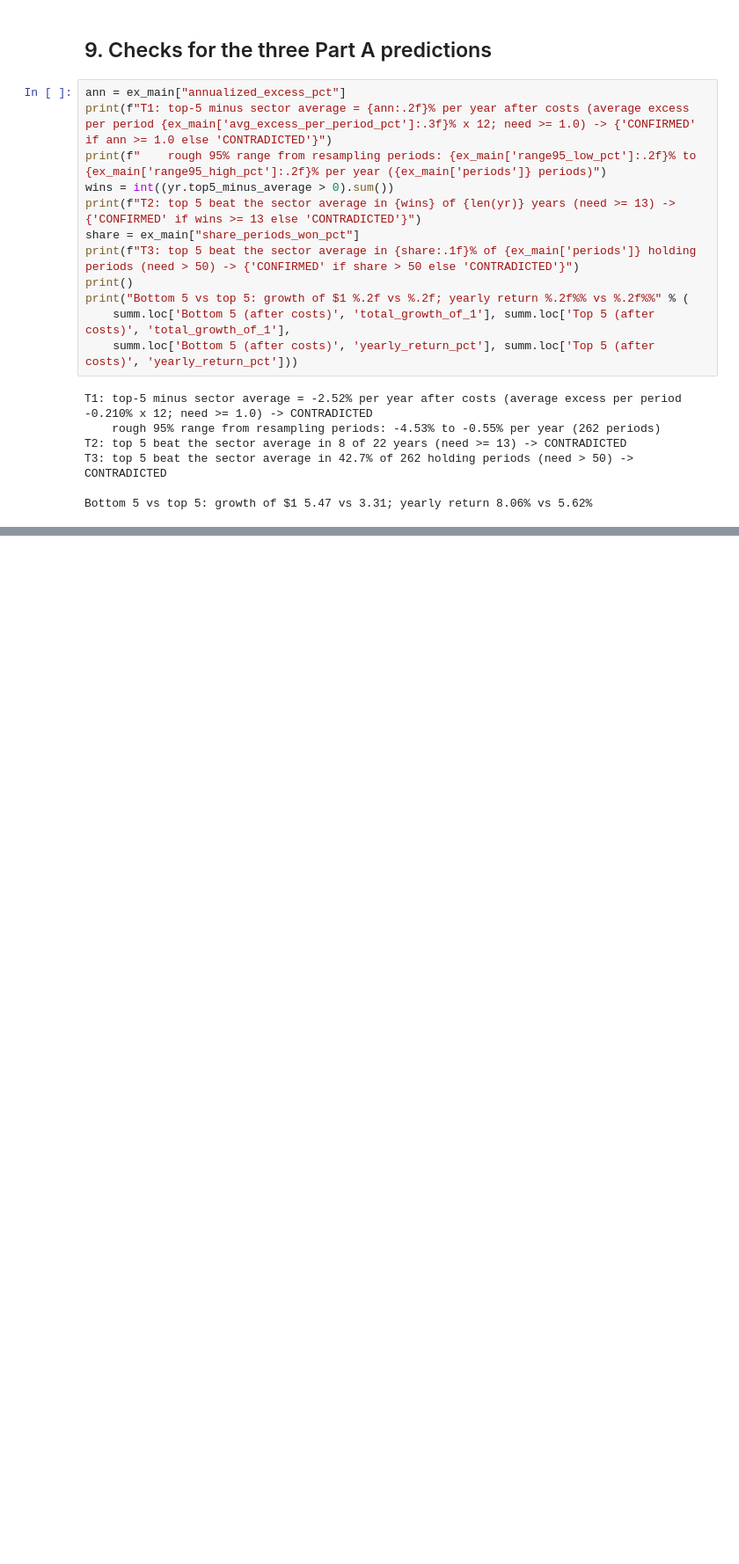
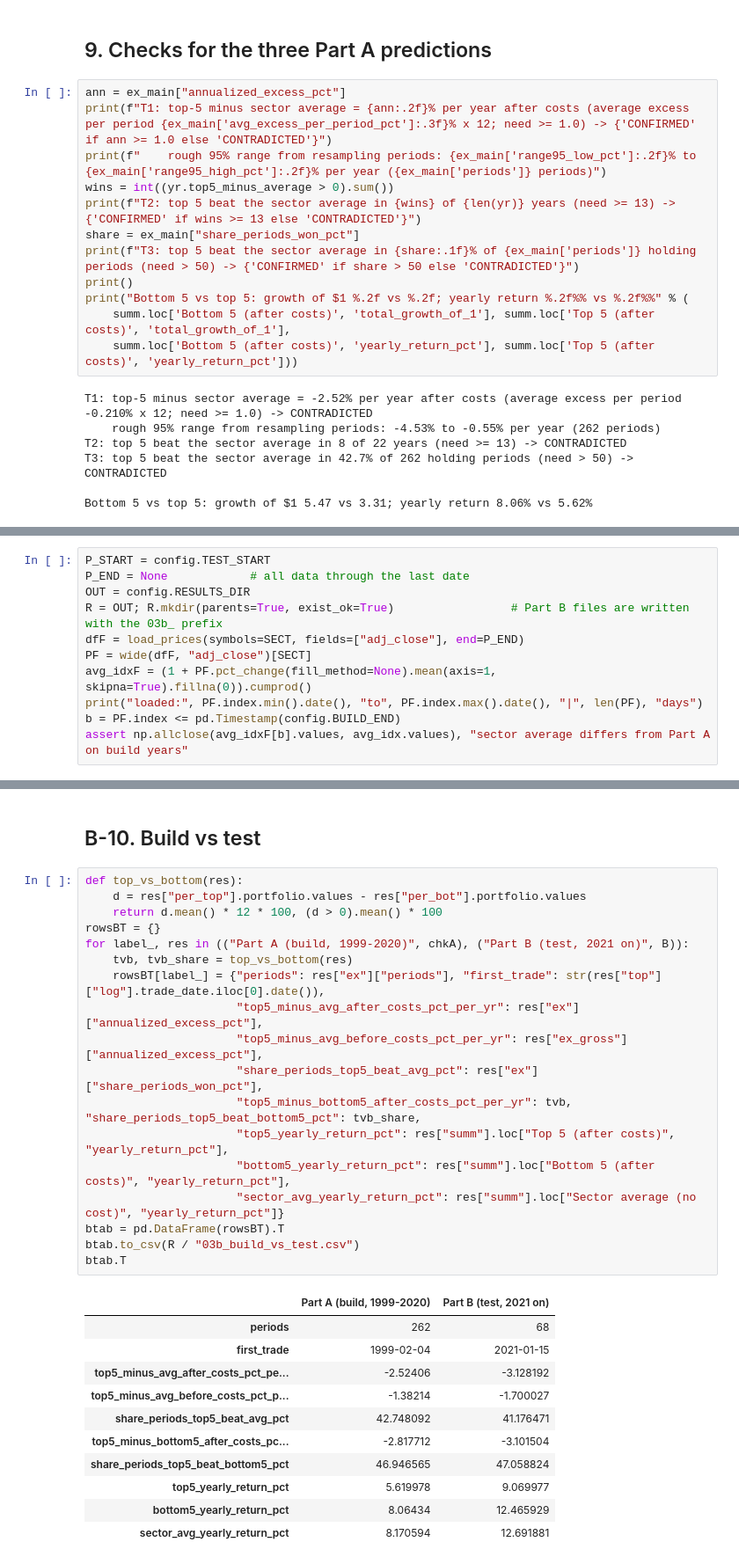
Before and after one commit to LamBuild33/market-rotation-research, a Jupyter notebook: notebooks/03_top5_test.ipynb, the cells around one changed output, grey strips where cells are left out. Shown at 88% size. Drawn from its saved outputs; the diff is of its cells as text; blank space fills up the shorter version.

```diff
--- a/notebooks/03_top5_test.ipynb
+++ b/notebooks/03_top5_test.ipynb
@@ -311,0 +322,11 @@ Bottom 5 vs top 5: growth of $1 5.47 vs 3.31; yearly return 8.06% vs 5.62%
+# %%
+P_START = config.TEST_START
+P_END = None            # all data through the last date
+OUT = config.RESULTS_DIR
+R = OUT; R.mkdir(parents=True, exist_ok=True)                 # Part B files are written with the 03b_ prefix
+dfF = load_prices(symbols=SECT, fields=["adj_close"], end=P_END)
+PF = wide(dfF, "adj_close")[SECT]
+avg_idxF = (1 + PF.pct_change(fill_method=None).mean(axis=1, skipna=True).fillna(0)).cumprod()
+print("loaded:", PF.index.min().date(), "to", PF.index.max().date(), "|", len(PF), "days")
+b = PF.index <= pd.Timestamp(config.BUILD_END)
+assert np.allclose(avg_idxF[b].values, avg_idx.values), "sector average differs from Part A on build years"
@@ -311,0 +605,32 @@ Bottom 5 vs top 5: growth of $1 5.47 vs 3.31; yearly return 8.06% vs 5.62%
+# %% [markdown]
+## B-10. Build vs test
+# %%
+def top_vs_bottom(res):
+    d = res["per_top"].portfolio.values - res["per_bot"].portfolio.values
+    return d.mean() * 12 * 100, (d > 0).mean() * 100
+rowsBT = {}
+for label_, res in (("Part A (build, 1999-2020)", chkA), ("Part B (test, 2021 on)", B)):
+    tvb, tvb_share = top_vs_bottom(res)
+    rowsBT[label_] = {"periods": res["ex"]["periods"], "first_trade": str(res["top"]["log"].trade_date.iloc[0].date()),
+                      "top5_minus_avg_after_costs_pct_per_yr": res["ex"]["annualized_excess_pct"],
+                      "top5_minus_avg_before_costs_pct_per_yr": res["ex_gross"]["annualized_excess_pct"],
+                      "share_periods_top5_beat_avg_pct": res["ex"]["share_periods_won_pct"],
+                      "top5_minus_bottom5_after_costs_pct_per_yr": tvb, "share_periods_top5_beat_bottom5_pct": tvb_share,
+                      "top5_yearly_return_pct": res["summ"].loc["Top 5 (after costs)", "yearly_return_pct"],
+                      "bottom5_yearly_return_pct": res["summ"].loc["Bottom 5 (after costs)", "yearly_return_pct"],
+                      "sector_avg_yearly_return_pct": res["summ"].loc["Sector average (no cost)", "yearly_return_pct"]}
+btab = pd.DataFrame(rowsBT).T
+btab.to_csv(R / "03b_build_vs_test.csv")
+btab.T
+# %% [output]
+|  | Part A (build, 1999-2020) | Part B (test, 2021 on) |
+| periods | 262 | 68 |
+| first_trade | 1999-02-04 | 2021-01-15 |
+| top5_minus_avg_after_costs_pct_pe... | -2.52406 | -3.128192 |
+| top5_minus_avg_before_costs_pct_p... | -1.38214 | -1.700027 |
+| share_periods_top5_beat_avg_pct | 42.748092 | 41.176471 |
+| top5_minus_bottom5_after_costs_pc... | -2.817712 | -3.101504 |
+| share_periods_top5_beat_bottom5_pct | 46.946565 | 47.058824 |
+| top5_yearly_return_pct | 5.619978 | 9.069977 |
+| bottom5_yearly_return_pct | 8.06434 | 12.465929 |
+| sector_avg_yearly_return_pct | 8.170594 | 12.691881 |
```
Also changed, not shown: parts of 23 cells of this notebook, 14 other files.
